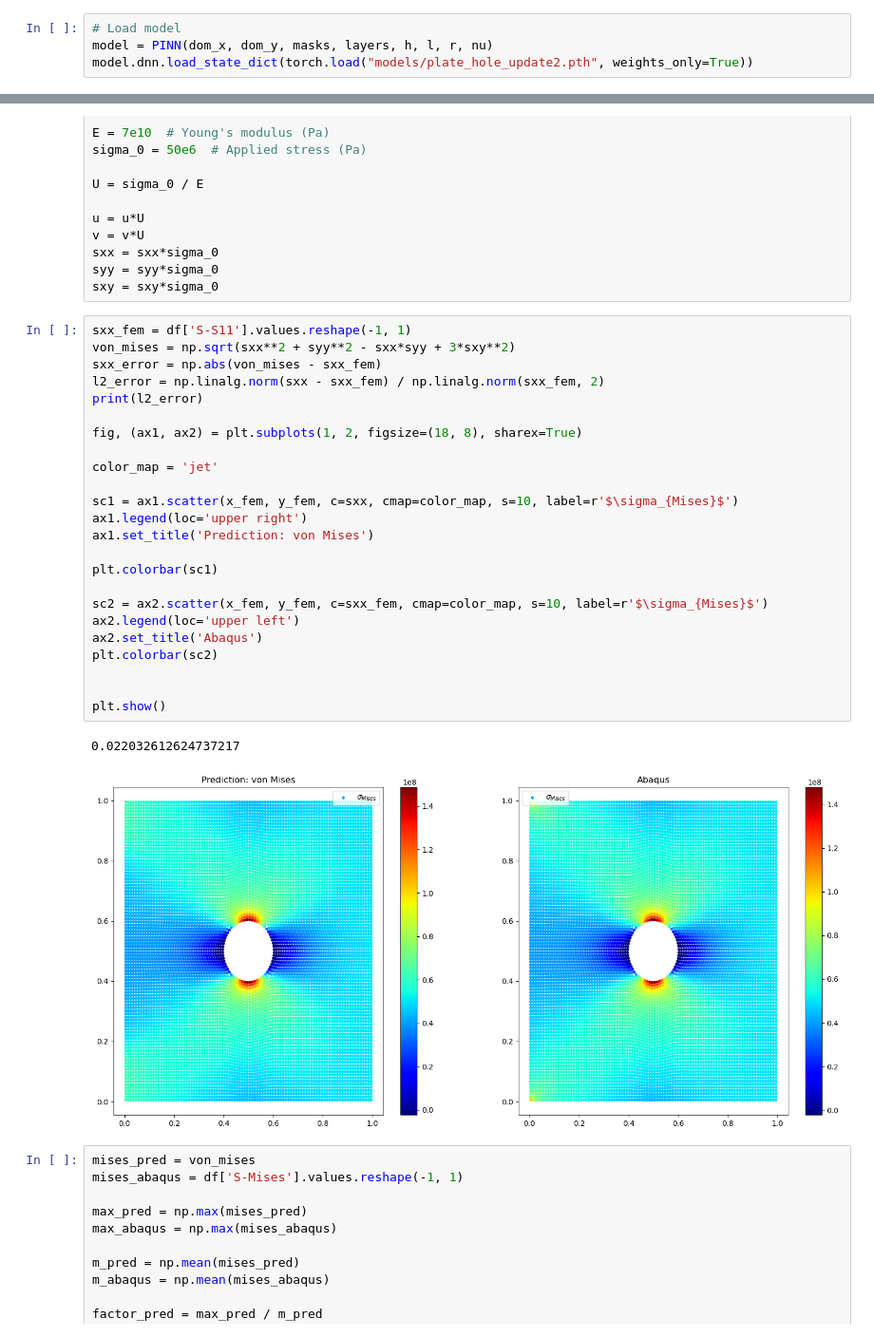
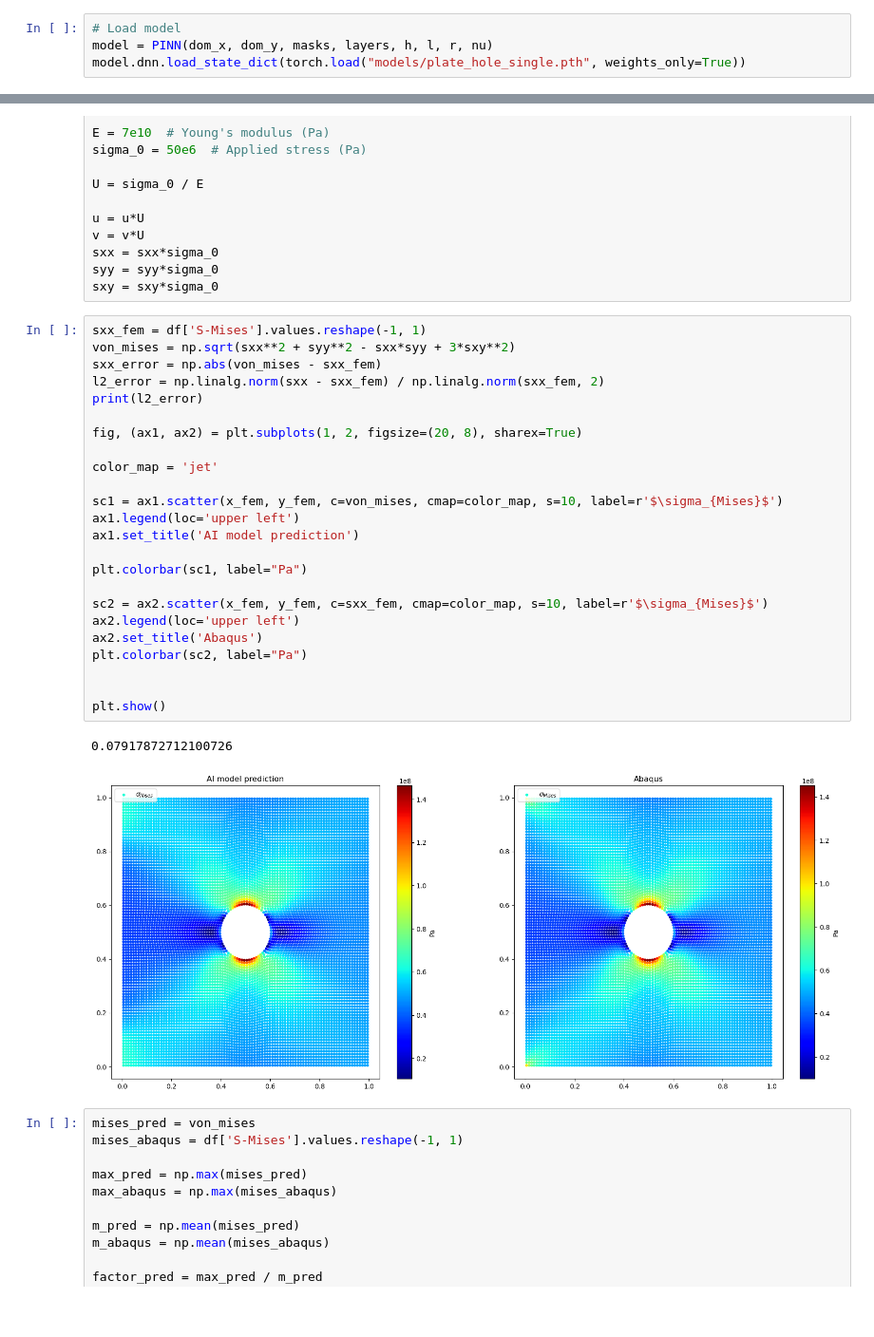
Before and after one commit to alleswe2k/PINNs, a Jupyter notebook: 2D_sheet_problem/plate_hole_update.ipynb, the cells around one changed output, grey strips where cells are left out. Shown at 95% size. Drawn from its saved outputs; the diff is of its cells as text; blank space fills up the shorter version.

```diff
--- a/2D_sheet_problem/plate_hole_update.ipynb
+++ b/2D_sheet_problem/plate_hole_update.ipynb
@@ -294,7 +294,7 @@ torch.save(model.dnn.state_dict(), "models/plate_hole_update2.pth")
 # %%
 # Load model
 model = PINN(dom_x, dom_y, masks, layers, h, l, r, nu)
-model.dnn.load_state_dict(torch.load("models/plate_hole_update2.pth", weights_only=True))
+model.dnn.load_state_dict(torch.load("models/plate_hole_single.pth", weights_only=True))
 # %% [output]
 <All keys matched successfully>
 # %%
@@ -468,32 +469,32 @@ sxx = sxx*sigma_0
 syy = syy*sigma_0
 sxy = sxy*sigma_0
 # %%
-sxx_fem = df['S-S11'].values.reshape(-1, 1)
+sxx_fem = df['S-Mises'].values.reshape(-1, 1)
 von_mises = np.sqrt(sxx**2 + syy**2 - sxx*syy + 3*sxy**2)
 sxx_error = np.abs(von_mises - sxx_fem)
 l2_error = np.linalg.norm(sxx - sxx_fem) / np.linalg.norm(sxx_fem, 2)
 print(l2_error)
 
-fig, (ax1, ax2) = plt.subplots(1, 2, figsize=(18, 8), sharex=True)
+fig, (ax1, ax2) = plt.subplots(1, 2, figsize=(20, 8), sharex=True)
 
 color_map = 'jet'
 
-sc1 = ax1.scatter(x_fem, y_fem, c=sxx, cmap=color_map, s=10, label=r'$\sigma_{Mises}$')
-ax1.legend(loc='upper right')
-ax1.set_title('Prediction: von Mises')
+sc1 = ax1.scatter(x_fem, y_fem, c=von_mises, cmap=color_map, s=10, label=r'$\sigma_{Mises}$')
+ax1.legend(loc='upper left')
+ax1.set_title('AI model prediction')
 
-plt.colorbar(sc1)
+plt.colorbar(sc1, label="Pa")
 
 sc2 = ax2.scatter(x_fem, y_fem, c=sxx_fem, cmap=color_map, s=10, label=r'$\sigma_{Mises}$')
 ax2.legend(loc='upper left')
 ax2.set_title('Abaqus')
-plt.colorbar(sc2)
+plt.colorbar(sc2, label="Pa")
 
 
 plt.show()
 # %% [output]
-0.022032612624737217
+0.07917872712100726
-[figure, old version]
+[figure, new version]
 # %%
 mises_pred = von_mises
 mises_abaqus = df['S-Mises'].values.reshape(-1, 1)
```
Also changed, not shown: parts of 13 cells of this notebook, 29 other files.
